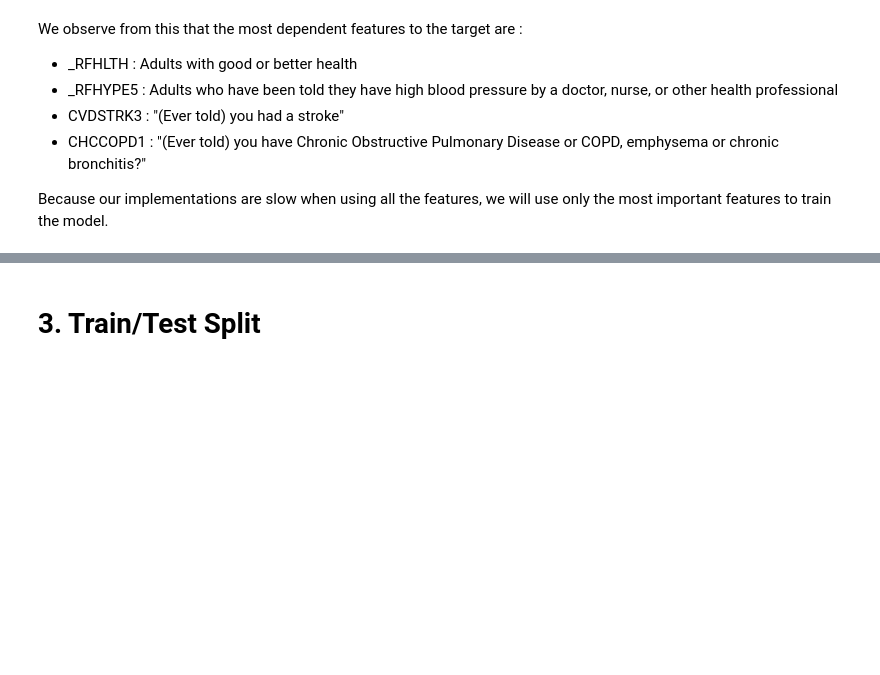
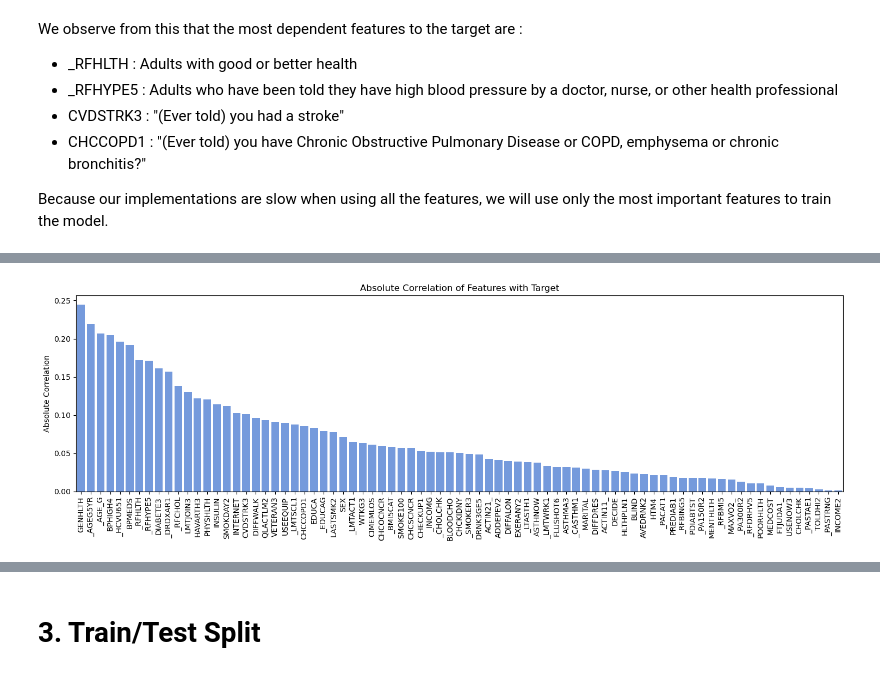
Before and after one commit to zaynebmellouli/CVD_prediction, a Jupyter notebook: run.ipynb, the cells around one changed output, grey strips where cells are left out. Saved outputs shown, nothing was run; the diff lists cells and outputs as text; code cells hidden in the pictures; blank space fills up the shorter version.

```diff
--- a/run.ipynb
+++ b/run.ipynb
@@ -533,0 +671,21 @@ Selected 10 features out of 79
+# %%
+import seaborn as sns
+# Calculate the absolute values of correlations
+correlations_abs = {key: abs(value) for key, value in correlations.items()}
+
+# Sort the correlations in descending order
+sorted_correlations = dict(sorted(correlations_abs.items(), key=lambda item: item[1], reverse=True))
+
+# Extract the feature names and their corresponding absolute correlations
+the_features = list(sorted_correlations.keys())
+correlation_values = list(sorted_correlations.values())
+
+plt.figure(figsize=(15, 5))
+sns.barplot(x=the_features, y=correlation_values, color='cornflowerblue')
+plt.xticks(rotation=90)
+plt.ylabel('Absolute Correlation')
+plt.title('Absolute Correlation of Features with Target')
+plt.tight_layout()
+plt.show()
+# %% [output]
+[figure, added]
```
Also changed, not shown: parts of 36 cells of this notebook.
